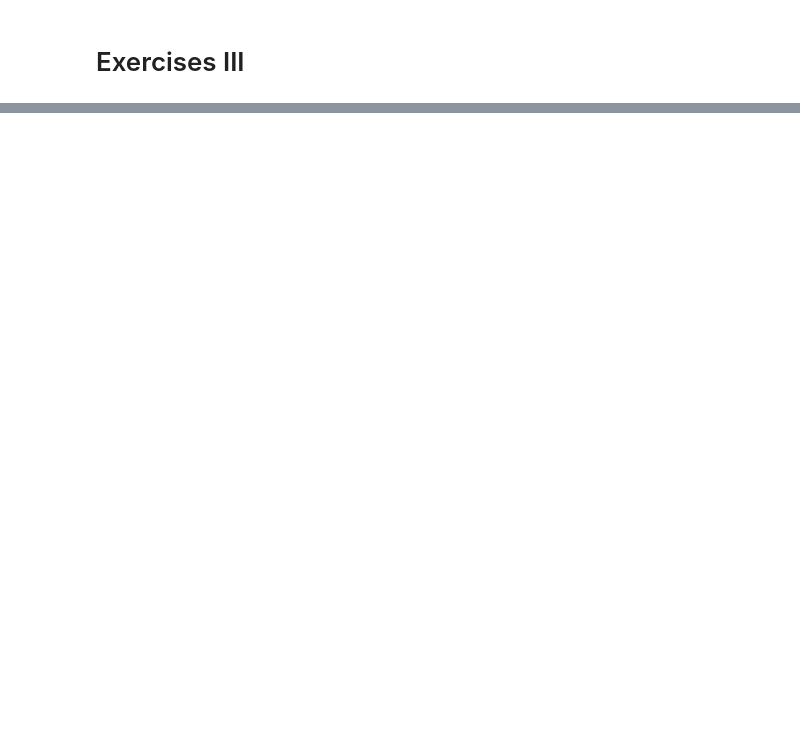
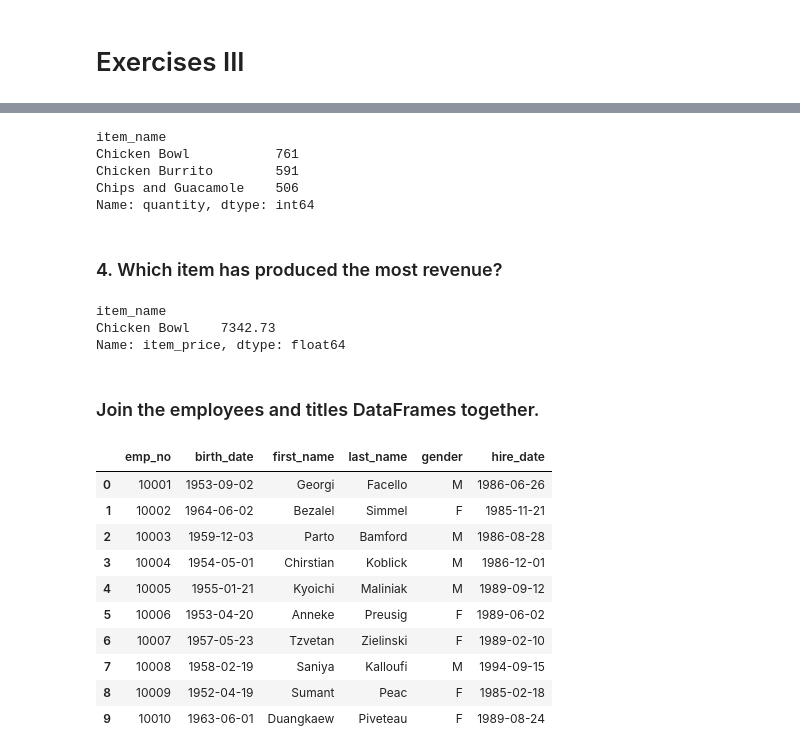
Before and after one commit to CodeupClassroom/mirzakhani-data-science-libraries, a Jupyter notebook: advanced_dataframe_exercises.ipynb, the cells around one changed output, grey strips where cells are left out. Saved outputs shown, nothing was run; the diff lists cells and outputs as text; code cells hidden in the pictures; blank space fills up the shorter version.

```diff
--- a/advanced_dataframe_exercises.ipynb
+++ b/advanced_dataframe_exercises.ipynb
@@ -446,0 +516,35 @@ mpg.groupby('transmission_category')[['average_mileage']].mean().round(1)
+# %%
+orders.groupby('item_name').quantity.sum().sort_values(ascending = False).head(3)
+# %% [output]
+item_name
+Chicken Bowl           761
+Chicken Burrito        591
+Chips and Guacamole    506
+Name: quantity, dtype: int64
+# %% [markdown]
+### 4. Which item has produced the most revenue?
+# %%
+orders.groupby('item_name').item_price.sum().sort_values(ascending=False).head(1)
+# %% [output]
+item_name
+Chicken Bowl    7342.73
+Name: item_price, dtype: float64
+# %% [markdown]
+### Join the employees and titles DataFrames together.
+# %%
+qu = 'SELECT * FROM employees'
+# %%
+employees = pd.read_sql(qu, get_db_url('employees'))
+employees.head(10)
+# %% [output]
+|  | emp_no | birth_date | first_name | last_name | gender | hire_date |
+| 0 | 10001 | 1953-09-02 | Georgi | Facello | M | 1986-06-26 |
+| 1 | 10002 | 1964-06-02 | Bezalel | Simmel | F | 1985-11-21 |
+| 2 | 10003 | 1959-12-03 | Parto | Bamford | M | 1986-08-28 |
+| 3 | 10004 | 1954-05-01 | Chirstian | Koblick | M | 1986-12-01 |
+| 4 | 10005 | 1955-01-21 | Kyoichi | Maliniak | M | 1989-09-12 |
+| 5 | 10006 | 1953-04-20 | Anneke | Preusig | F | 1989-06-02 |
+| 6 | 10007 | 1957-05-23 | Tzvetan | Zielinski | F | 1989-02-10 |
+| 7 | 10008 | 1958-02-19 | Saniya | Kalloufi | M | 1994-09-15 |
+| 8 | 10009 | 1952-04-19 | Sumant | Peac | F | 1985-02-18 |
+| 9 | 10010 | 1963-06-01 | Duangkaew | Piveteau | F | 1989-08-24 |
```
Also changed, not shown: parts of 63 cells of this notebook.
